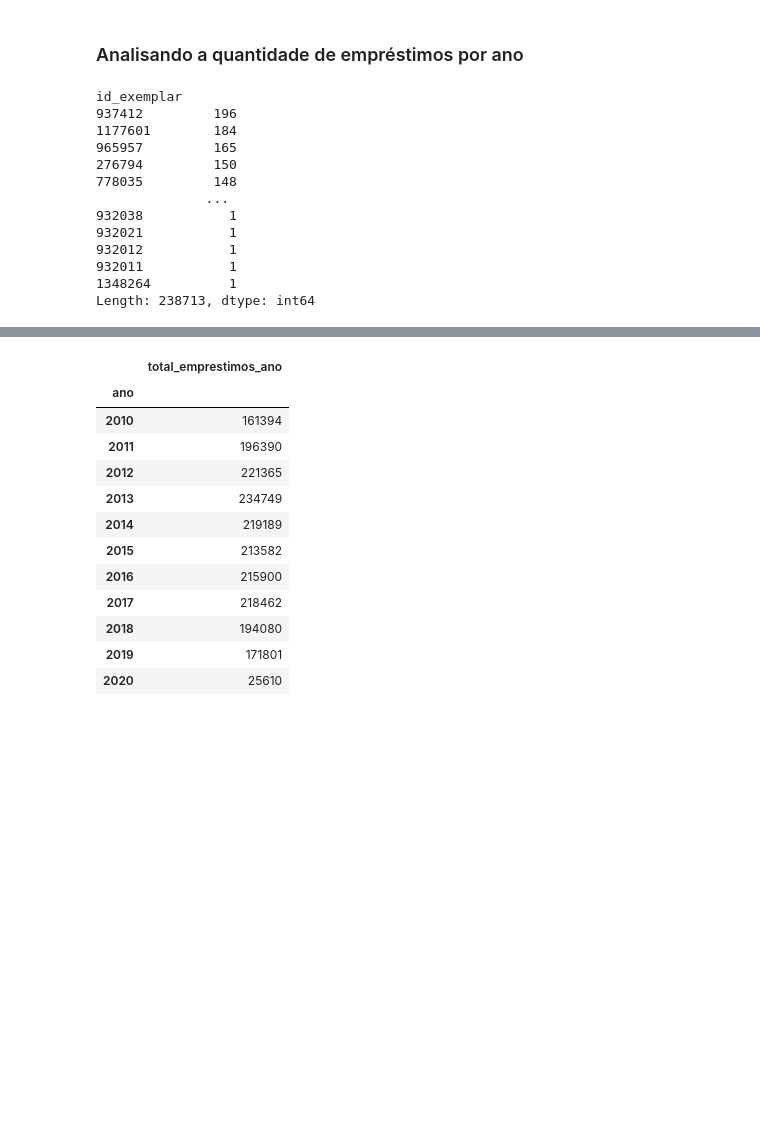
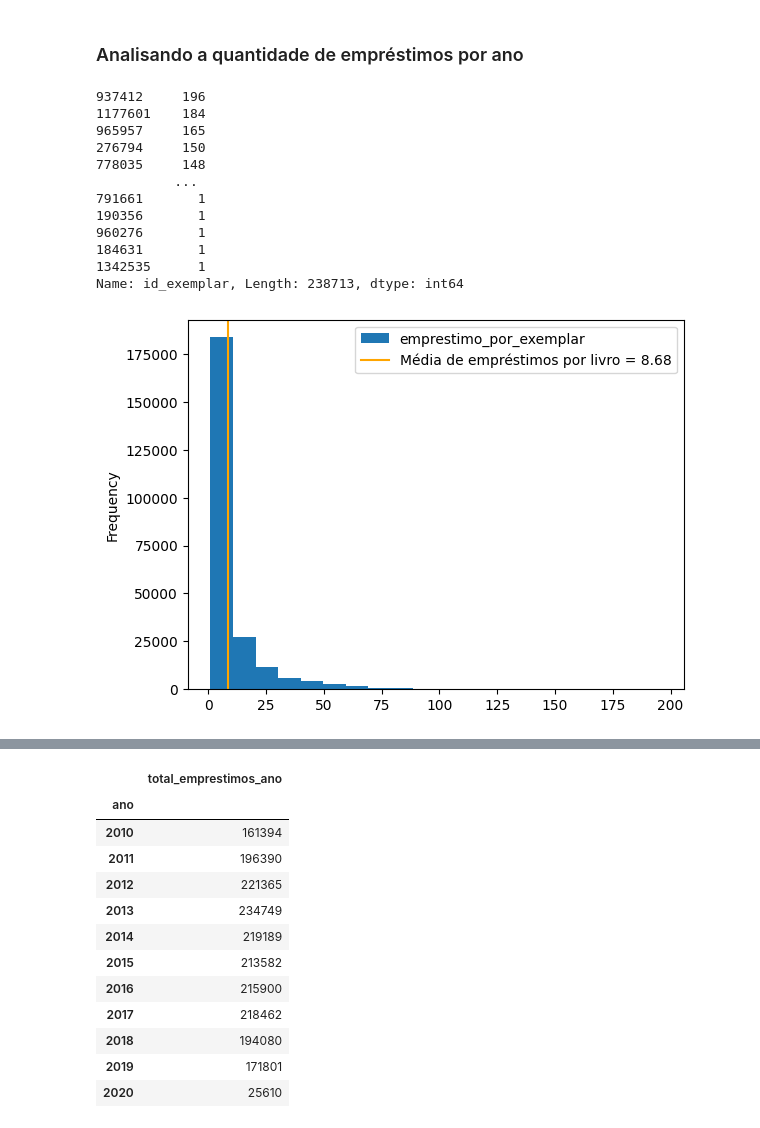
Before and after one commit to hudsonhcp/Sistema-de-Bibliotecas-da-UFRN, a Jupyter notebook: 7_Days_of_Code_Alura_Python_Pandas.ipynb, the cells around one changed output, grey strips where cells are left out. Saved outputs shown, nothing was run; the diff lists cells and outputs as text; code cells hidden in the pictures; blank space fills up the shorter version.

```diff
--- a/7_Days_of_Code_Alura_Python_Pandas.ipynb
+++ b/7_Days_of_Code_Alura_Python_Pandas.ipynb
@@ -331,18 +330,24 @@ print(type(df['data_devolucao'][1]))
 # %%
 total_emprestimos = df[['id_exemplar', 'data_emprestimo']].copy()
 # %%
-total_emprestimos[['id_exemplar']].value_counts()
+total_emprestimos['id_exemplar'].value_counts()
 # %% [output]
-id_exemplar
-937412         196
-1177601        184
-965957         165
-276794         150
-778035         148
-              ...
-932038           1
-932021           1
-932012           1
-932011           1
-1348264          1
-Length: 238713, dtype: int64
+937412     196
+1177601    184
+965957     165
+276794     150
+778035     148
+          ...
+791661       1
+190356       1
+960276       1
+184631       1
+1342535      1
+Name: id_exemplar, Length: 238713, dtype: int64
+# %%
+total_emprestimos[['id_exemplar']].value_counts().to_frame('emprestimo_por_exemplar').plot(kind = 'hist', bins = 20)
+plt.axvline(total_emprestimos[['id_exemplar']].value_counts().mean(), color = 'orange', label = f"Média de empréstimos por livro = {total_emprestimos[['id_exemplar']].value_counts().mean():.2f}")
+plt.legend()
+plt.show()
+# %% [output]
+[figure, added]
```
Also changed, not shown: parts of 59 cells of this notebook.
